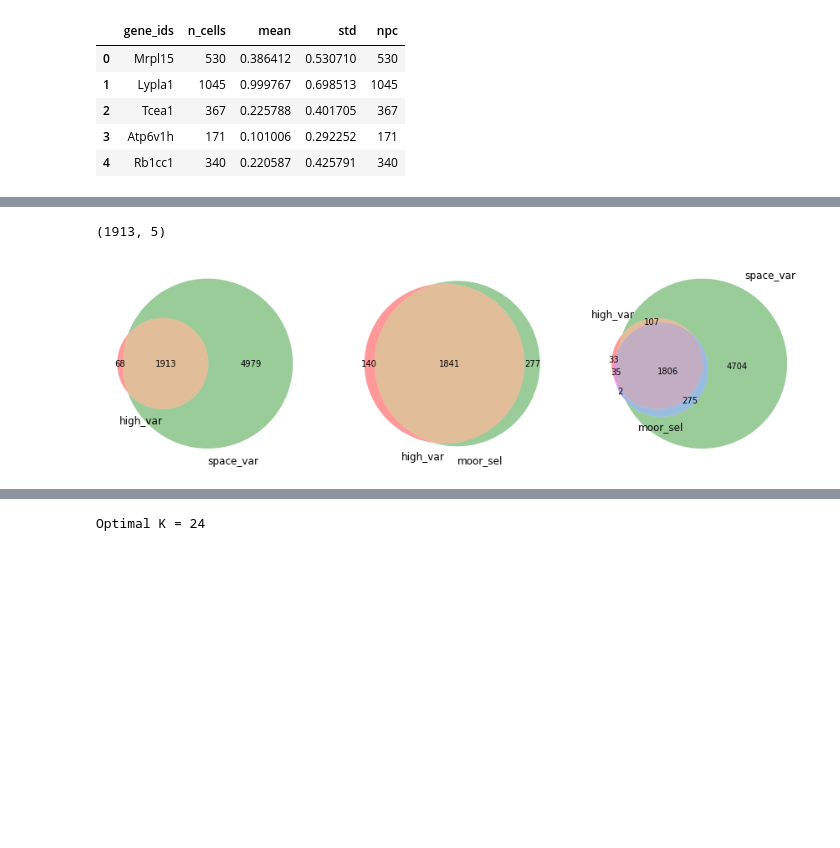
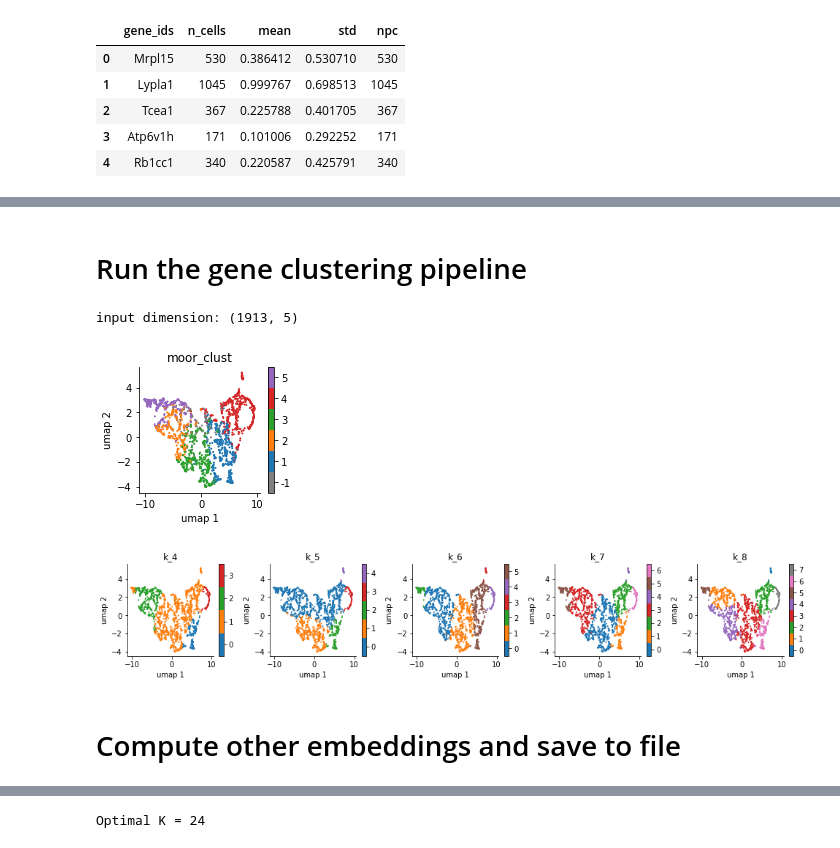
Before and after one commit to yashpatel5400/gliss, a Jupyter notebook: notebooks/setup_real_data_entero_part2.ipynb, the cells around one changed output, grey strips where cells are left out. Saved outputs shown, nothing was run; the diff lists cells and outputs as text; code cells hidden in the pictures; blank space fills up the shorter version.

```diff
--- a/notebooks/setup_real_data_entero_part2.ipynb
+++ b/notebooks/setup_real_data_entero_part2.ipynb
@@ -109,22 +143,38 @@ Retaining genes: 1981
-# %%
-from intestine_info import load_gene_set_clusters
-from plot_utils import plot_venn
-
-kmtx, kdf = load_gene_set_clusters(var_df)
-gset = {}
-gset['moor_sel'] = set(kdf.index)
-gset['high_var'] = set(var_df.loc[sel]['gene_ids'])
-gset['space_var'] = set(var_df.loc[result['rejections']]['gene_ids'])
-use_df = var_df.loc[sel]
-use_df = use_df.loc[use_df.index.isin(result['rejections'])]
-print(use_df.shape)
-# %% [output]
-(1913, 5)
-# %%
-fig, axes = plt.subplots(1, 3, figsize=(15, 5))
-plot_venn(gset, ['high_var', 'space_var'], ax=axes[0])
-plot_venn(gset, ['high_var', 'moor_sel'], ax=axes[1])
-plot_venn(gset, ['high_var', 'space_var', 'moor_sel'], ax=axes[2])
-plt.show()
-# %% [output]
-[figure, removed]
+# %% [markdown]
+# Run the gene clustering pipeline
+# %%
+# our pipeline
+import umap
+from scipy.sparse import csgraph
+from scipy.sparse.linalg import eigsh
+from sklearn.cluster import KMeans
+def graph_clustering(A, n_eigs = 10):
+    k_vals = [4, 5, 6, 7, 8]
+    L = csgraph.laplacian(A)
+    eigenvalues, eigenvectors = eigsh(L, which='SM', k=n_eigs)
+    np.random.seed(10)
+    X = eigenvectors[:, 1:]
+    df = pd.DataFrame()
+    for n_clust in k_vals:
+        kmeans = KMeans(n_clusters=n_clust, random_state=0).fit(X)
+        labs = kmeans.labels_
+        name = 'k_{}'.format(n_clust)
+        df[name] = labs
+    return df, eigenvalues, eigenvectors
+
+uobj = umap.UMAP(random_state=10101)
+u_mtx = c_mtx[use_df.index, :]
+print("input dimension: {}".format(u_mtx.shape))
+embedding = uobj.fit_transform(u_mtx)
+clust_df, evals, evecs = graph_clustering(uobj.graph_)
+# %% [output]
+input dimension: (1913, 5)
+# %%
+from plot_utils import plot_multiple_scatter_discrete
+plot_multiple_scatter_discrete(embedding, use_df[['moor_clust']])
+plot_multiple_scatter_discrete(embedding, clust_df)
+# %% [output]
+[figure, added]
+[figure, added]
+# %% [markdown]
+# Compute other embeddings and save to file
```
Also changed, not shown: parts of 33 cells of this notebook, 1 other file.
